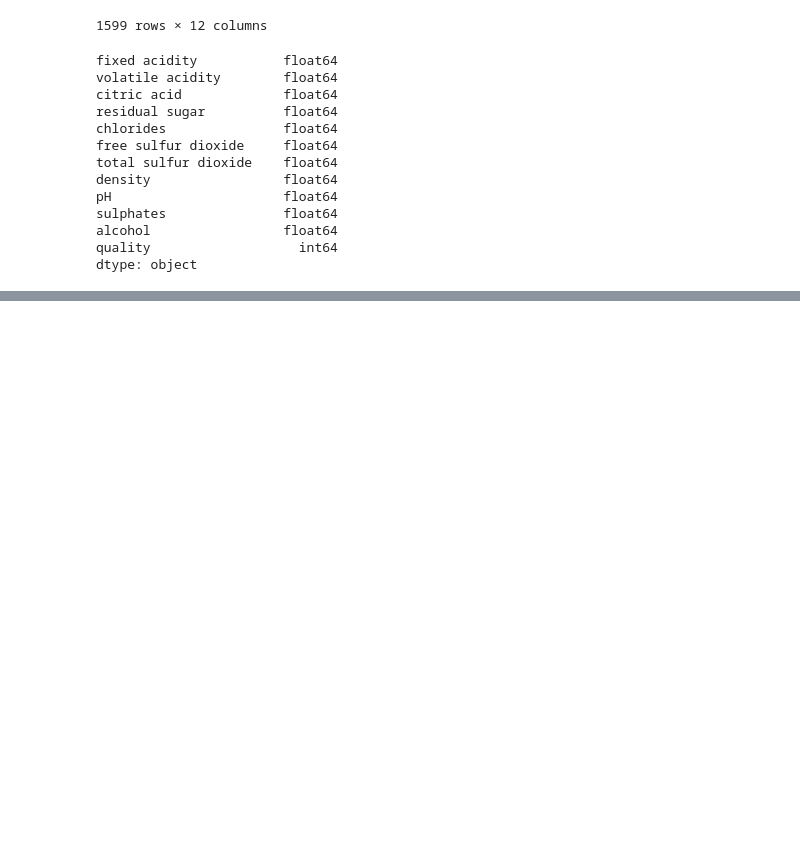
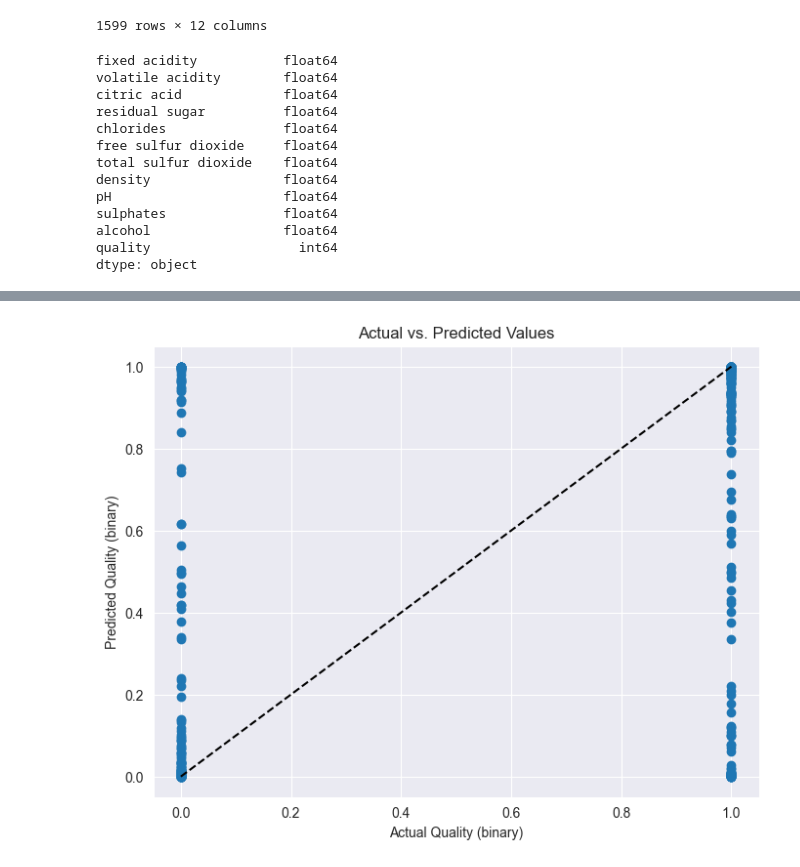
Before and after one commit to RickGrimesCodes/Project-4-Team-Cushion, a Jupyter notebook: MachineLearning.ipynb, the cells around one changed output, grey strips where cells are left out. Drawn from its saved outputs; the diff is of its cells as text; code cells hidden in the pictures; blank space fills up the shorter version.

```diff
--- a/MachineLearning.ipynb
+++ b/MachineLearning.ipynb
@@ -85,5 +105,7 @@ X_train, X_test, y_train, y_test = train_test_split(X, y, test_size=0.2, random_
 # %%
+from sklearn.preprocessing import StandardScaler
 # scaling features
 scaler = StandardScaler()
-X_train_scaled = scaler.fit_transform(X_train)
-X_test_scaled = scaler.transform(X_test)
+X_scaler = scaler.fit(X_train)
+X_train_scaled = X_scaler.fit_transform(X_train)
+X_test_scaled = X_scaler.transform(X_test)
@@ -89,0 +152,6 @@ X_test_scaled = scaler.transform(X_test)
+# %%
+# Compile model
+model.compile(optimizer='adam', loss='binary_crossentropy', metrics=['accuracy'])
+# %%
+# Train model using GPU
+fit_model = model.fit(X_train_scaled, y_train, epochs=200)
@@ -89,0 +192,4 @@ X_test_scaled = scaler.transform(X_test)
+# %%
+predictions = model.predict(X_test_scaled)
+RedWineDF['predicted_quality'] = predictions.round().astype(int)
+RedWineDF
@@ -89,0 +199,24 @@ X_test_scaled = scaler.transform(X_test)
+# %%
+import matplotlib.pyplot as plt
+
+# Get the actual and predicted values
+y_test = y_test.tolist()
+predictions = predictions.squeeze()
+
+# Create a scatter plot
+plt.figure(figsize=(8, 6))
+plt.scatter(y_test, predictions)
+
+# Add a line of perfect agreement for reference
+perfect_line = [0, 1]
+plt.plot([min(y_test), max(y_test)], perfect_line, 'k--')
+
+# Set title and labels
+plt.title('Actual vs. Predicted Values')
+plt.xlabel('Actual Quality (binary)')
+plt.ylabel('Predicted Quality (binary)')
+
+# Display the plot
+plt.show()
+# %% [output]
+[figure, added]
```
Also changed, not shown: parts of 13 cells of this notebook, 2 other files.
